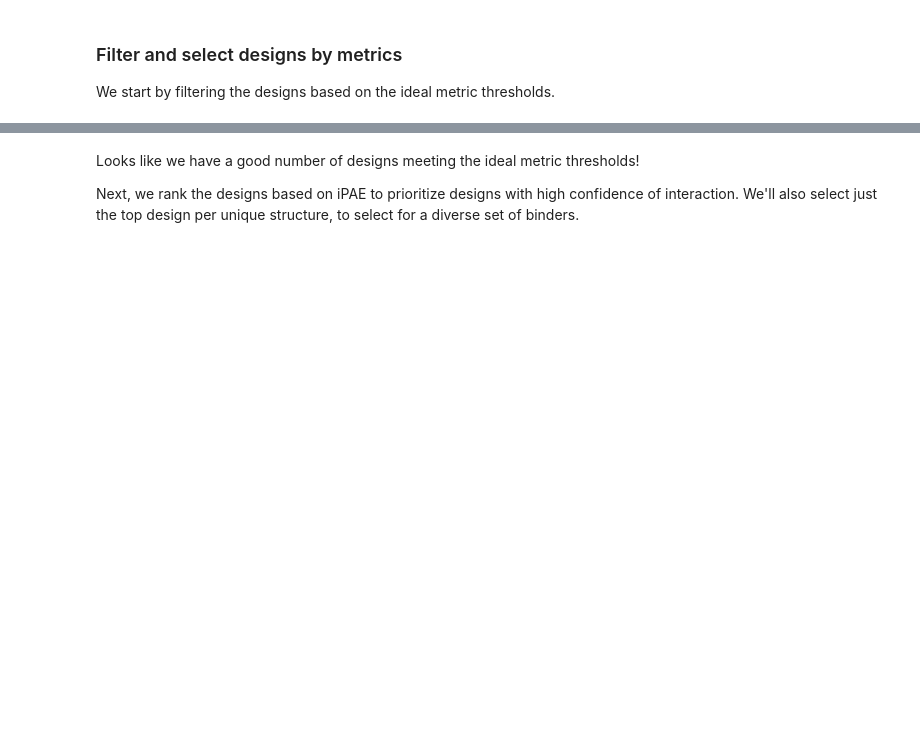
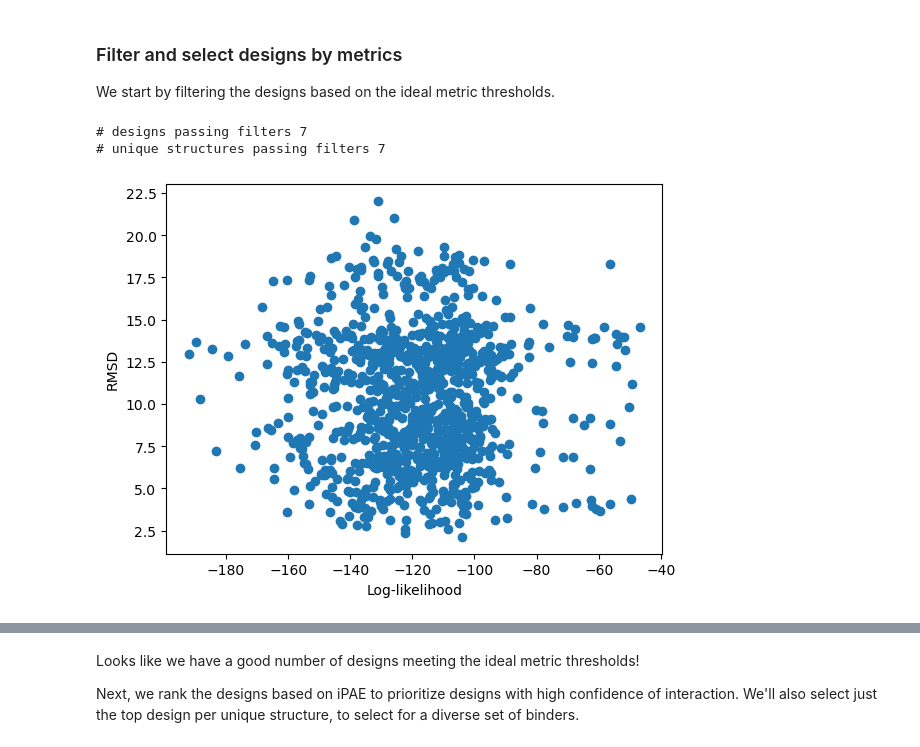
Before and after one commit to OpenProteinAI/openprotein-docs, a Jupyter notebook: source/walkthroughs/Nanobody_binder_design_with_BoltzGen.ipynb, the cells around one changed output, grey strips where cells are left out. Drawn from its saved outputs; the diff is of its cells as text; code cells hidden in the pictures; blank space fills up the shorter version.

```diff
--- a/source/walkthroughs/Nanobody_binder_design_with_BoltzGen.ipynb
+++ b/source/walkthroughs/Nanobody_binder_design_with_BoltzGen.ipynb
@@ -586,3 +681,28 @@ df.head()
 ### Filter and select designs by metrics
 
 We start by filtering the designs based on the ideal metric thresholds.
+# %%
+df_filtered = df[
+    (df["rmsd"] < 3.0)
+    & (df["ipae"] < 10)
+    & (df["binder_rmsd"] < 2.0)
+    & (df["binder_plddt"] > 80)
+]
+print("# designs passing filters", len(df_filtered))
+print(
+    "# unique structures passing filters",
+    df_filtered.index.get_level_values("structure_idx").nunique(),
+)
+# %% [output]
+# designs passing filters 7
+# unique structures passing filters 7
+# %%
+import matplotlib
+import matplotlib.pyplot as plt
+
+plt.scatter(df['score'], df['rmsd'])
+plt.xlabel('Log-likelihood')
+plt.ylabel('RMSD')
+plt.show()
+# %% [output]
+[figure, added]
```
Also changed, not shown: parts of 25 cells of this notebook.
